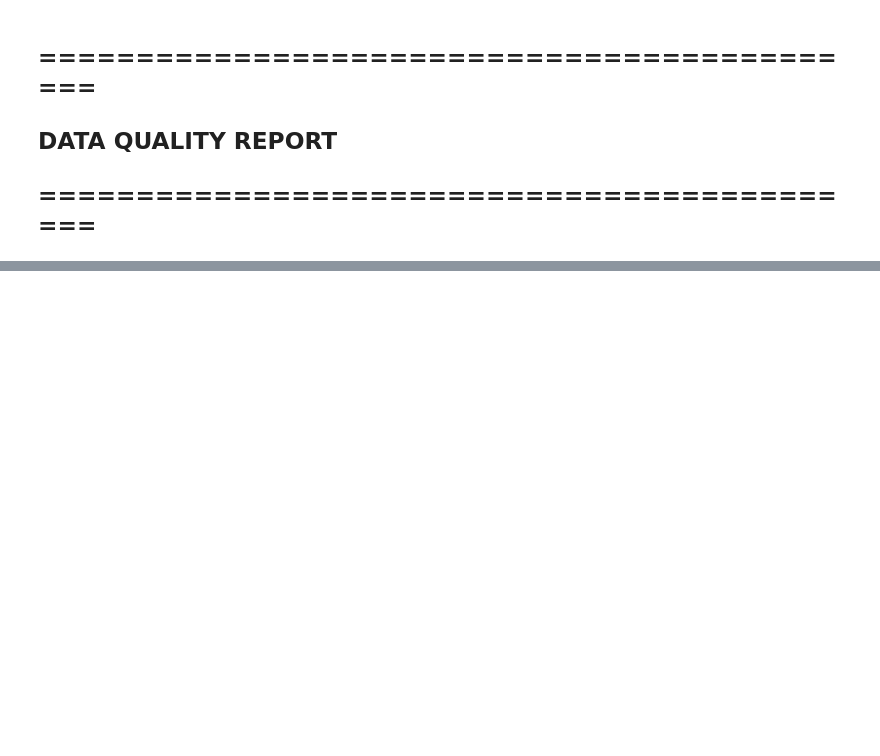
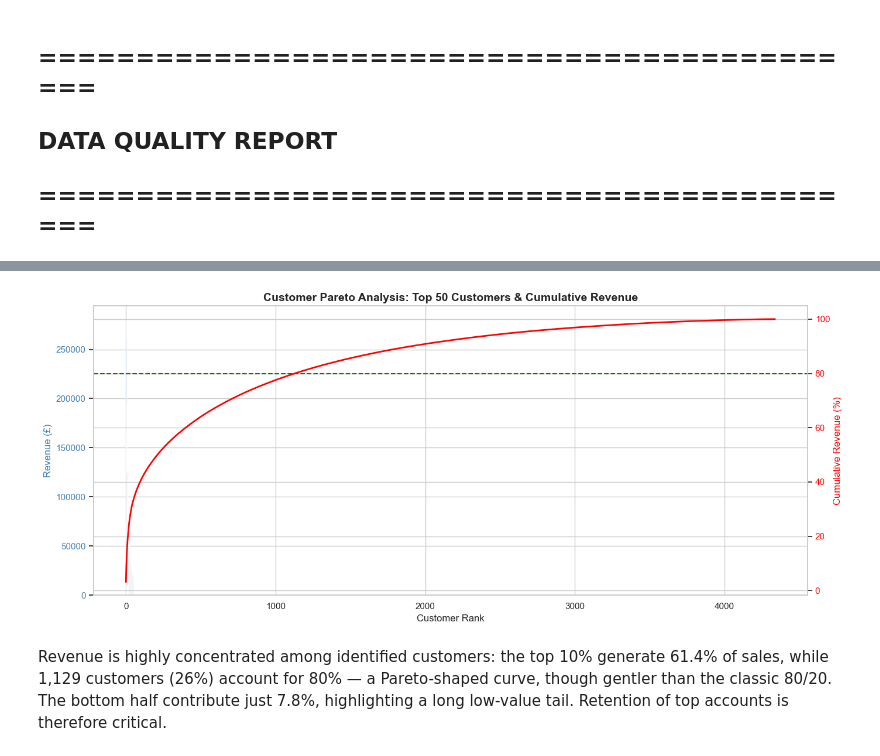
Before and after one commit to Tomisin510/Tomisin-Analytics, a Jupyter notebook: BuildLabs_Internship[Nexus_Fellowship]/Task1/Task_1.ipynb, the cells around one changed output, grey strips where cells are left out. Saved outputs shown, nothing was run; the diff lists cells and outputs as text; code cells hidden in the pictures; blank space fills up the shorter version.

```diff
--- a/BuildLabs_Internship[Nexus_Fellowship]/Task1/Task_1.ipynb
+++ b/BuildLabs_Internship[Nexus_Fellowship]/Task1/Task_1.ipynb
@@ -749,0 +1004,77 @@ Customer agg: 4,339 rows
+# %%
+
+# Only analyze customers with IDs
+customer_df = df_clean[df_clean['CustomerID'].notna()].copy()
+
+# Customer-level aggregation
+customer_summary = customer_df.groupby('CustomerID').agg(
+    Total_Revenue=('Revenue', 'sum'),
+    Total_Orders=('InvoiceNo', 'nunique'),
+    Total_Units=('Quantity', 'sum'),
+    First_Purchase=('InvoiceDate', 'min'),
+    Last_Purchase=('InvoiceDate', 'max')
+).reset_index()
+
+customer_summary['AOV'] = customer_summary['Total_Revenue'] / customer_summary['Total_Orders']
+customer_summary = customer_summary.sort_values('Total_Revenue', ascending=False)
+customer_summary['Revenue_Rank'] = range(1, len(customer_summary) + 1)
+
+total_customers = len(customer_summary)
+total_revenue = customer_summary['Total_Revenue'].sum()
+
+# CONCENTRATION METRICS
+top_5 = customer_summary.head(5)['Total_Revenue'].sum()
+top_10 = customer_summary.head(10)['Total_Revenue'].sum()
+top_20 = customer_summary.head(20)['Total_Revenue'].sum()
+top_10_pct = customer_summary.head(int(total_customers * 0.10))['Total_Revenue'].sum()
+bottom_50_pct = customer_summary.tail(int(total_customers * 0.50))['Total_Revenue'].sum()
+
+print("="*80)
+print("CUSTOMER CONCENTRATION ANALYSIS")
+print("="*80)
+print(f"Total Customers: {total_customers:,}")
+print(f"Total Revenue: £{total_revenue:,.2f}")
+print("-"*80)
+print(f"Top 5 Customers:     £{top_5:,.2f}  ({top_5/total_revenue*100:.1f}% of revenue)")
+print(f"Top 10 Customers:    £{top_10:,.2f}  ({top_10/total_revenue*100:.1f}% of revenue)")
+print(f"Top 20 Customers:    £{top_20:,.2f}  ({top_20/total_revenue*100:.1f}% of revenue)")
+print(f"Top 10% Customers:   £{top_10_pct:,.2f}  ({top_10_pct/total_revenue*100:.1f}% of revenue)")
+print(f"Bottom 50% Customers: £{bottom_50_pct:,.2f}  ({bottom_50_pct/total_revenue*100:.1f}% of revenue)")
+
+# PARETO ANALYSIS
+customer_summary['Cumulative_Revenue'] = customer_summary['Total_Revenue'].cumsum()
+customer_summary['Cumulative_Revenue_%'] = (customer_summary['Cumulative_Revenue'] / total_revenue) * 100
+customer_summary['Customer_%'] = (customer_summary['Revenue_Rank'] / total_customers) * 100
+
+# Find what % of customers drive 80% of revenue
+customers_80_pct = customer_summary[customer_summary['Cumulative_Revenue_%'] <= 80]
+pct_customers_for_80 = (len(customers_80_pct) / total_customers) * 100
+
+print("\n" + "="*80)
+
+print("="*80)
+print(f"{pct_customers_for_80:.1f}% of customers generate 80% of revenue")
+print(f"That's {len(customers_80_pct):,} customers out of {total_customers:,}")
+
+# PARETO CHART
+fig, ax1 = plt.subplots(figsize=(14, 6))
+
+# Bar chart (revenue by customer rank, top 50 shown)
+top_50 = customer_summary.head(50)
+ax1.bar(range(len(top_50)), top_50['Total_Revenue'], color='steelblue', alpha=0.7)
+ax1.set_xlabel('Customer Rank')
+ax1.set_ylabel('Revenue (£)', color='steelblue')
+ax1.tick_params(axis='y', labelcolor='steelblue')
+
+# Cumulative line
+ax2 = ax1.twinx()
+ax2.plot(range(len(customer_summary)), customer_summary['Cumulative_Revenue_%'],
+         color='red', linewidth=2, label='Cumulative %')
+ax2.axhline(y=80, color='green', linestyle='--', label='80% Threshold')
+ax2.set_ylabel('Cumulative Revenue (%)', color='red')
+ax2.tick_params(axis='y', labelcolor='red')
+
+plt.title('Customer Pareto Analysis: Top 50 Customers & Cumulative Revenue', fontsize=14, fontweight='bold')
+plt.tight_layout()
+plt.show()
+# %% [output]
@@ -749,0 +1097,3 @@ Customer agg: 4,339 rows
+[figure, added]
+# %% [markdown]
+Revenue is highly concentrated among identified customers: the top 10% generate 61.4% of sales, while 1,129 customers (26%) account for 80% — a Pareto-shaped curve, though gentler than the classic 80/20. The bottom half contribute just 7.8%, highlighting a long low-value tail. Retention of top accounts is therefore critical.
```
Also changed, not shown: parts of 40 cells of this notebook.
